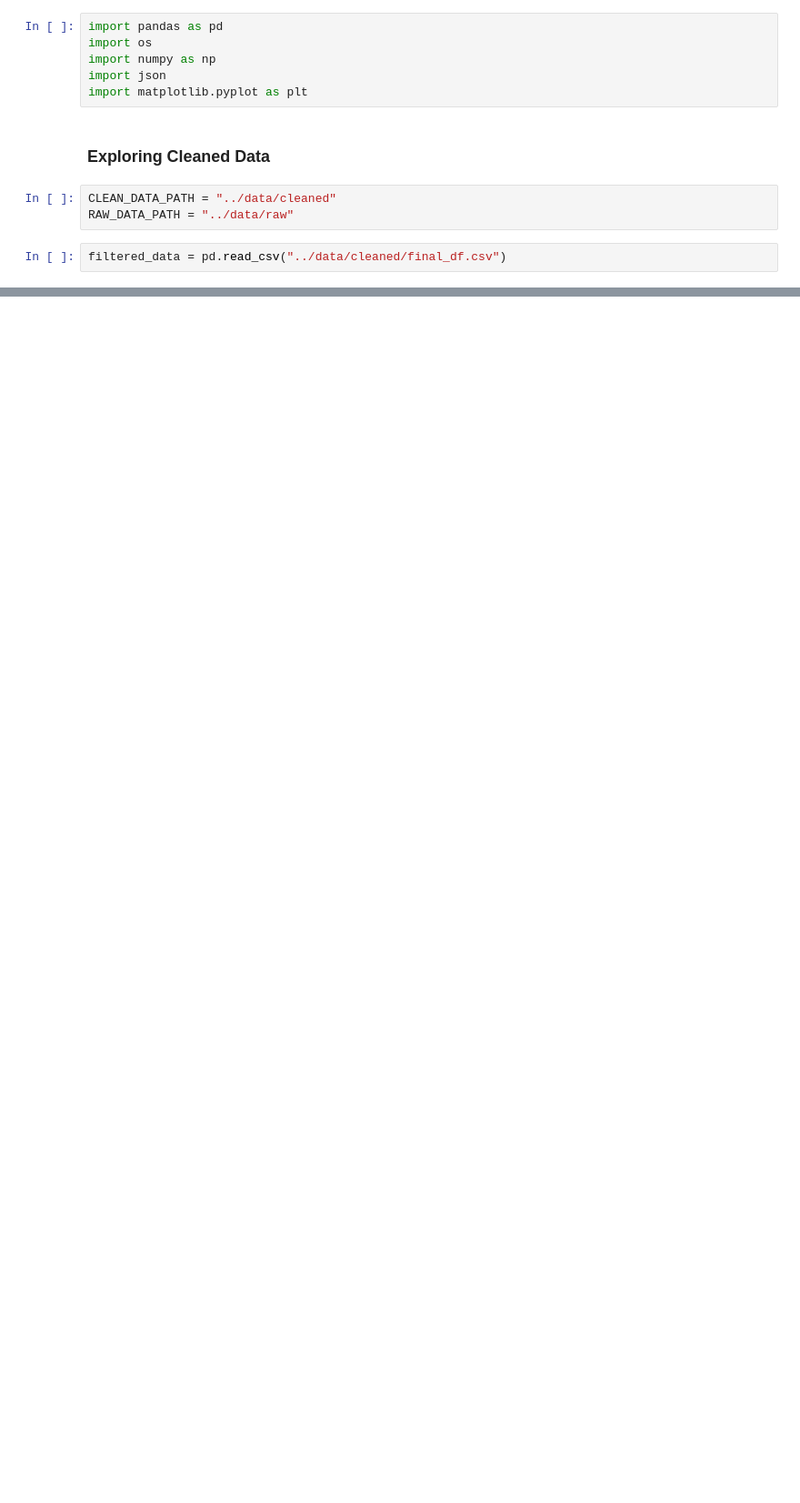
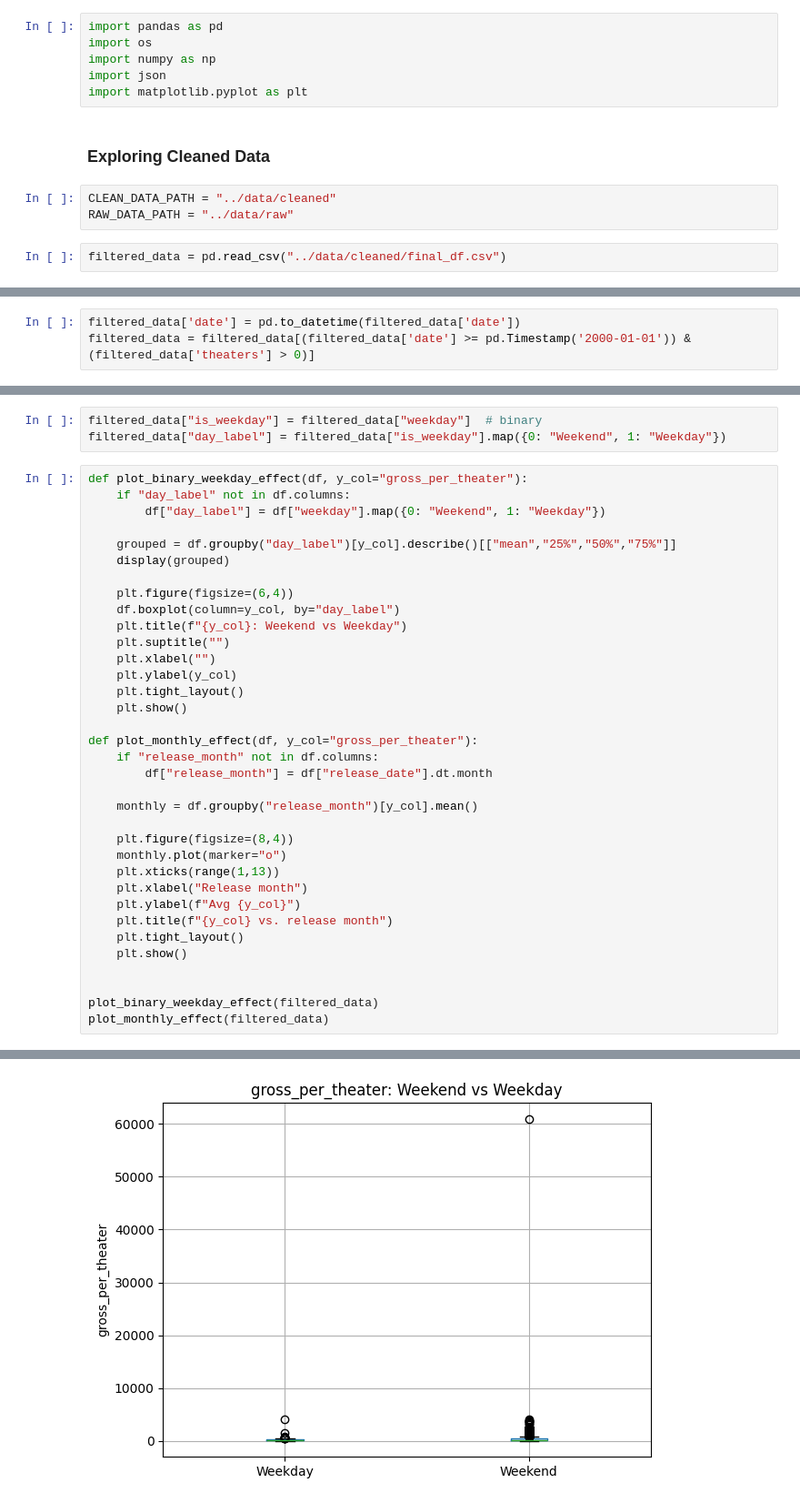
Before and after one commit to skrigel/cinema_by_the_numbers, a Jupyter notebook: preprocessing/data_exploration.ipynb, the cells around one changed output, grey strips where cells are left out. Shown: that part at 91% size. Cells and saved outputs as stored; diff of their text form; blank space fills up the shorter version.

```diff
--- a/preprocessing/data_exploration.ipynb
+++ b/preprocessing/data_exploration.ipynb
@@ -26,0 +16,4 @@ avg_popularity.plot(x='release_month', y='popularity')
+# %%
+filtered_data['date'] = pd.to_datetime(filtered_data['date'])
+filtered_data = filtered_data[(filtered_data['date'] >= pd.Timestamp('2000-01-01')) &
+(filtered_data['theaters'] > 0)]
@@ -26,0 +52,39 @@ avg_popularity.plot(x='release_month', y='popularity')
+# %%
+filtered_data["is_weekday"] = filtered_data["weekday"]  # binary
+filtered_data["day_label"] = filtered_data["is_weekday"].map({0: "Weekend", 1: "Weekday"})
+# %%
+def plot_binary_weekday_effect(df, y_col="gross_per_theater"):
+    if "day_label" not in df.columns:
+        df["day_label"] = df["weekday"].map({0: "Weekend", 1: "Weekday"})
+
+    grouped = df.groupby("day_label")[y_col].describe()[["mean","25%","50%","75%"]]
+    display(grouped)
+
+    plt.figure(figsize=(6,4))
+    df.boxplot(column=y_col, by="day_label")
+    plt.title(f"{y_col}: Weekend vs Weekday")
+    plt.suptitle("")
+    plt.xlabel("")
+    plt.ylabel(y_col)
+    plt.tight_layout()
+    plt.show()
+
+def plot_monthly_effect(df, y_col="gross_per_theater"):
+    if "release_month" not in df.columns:
+        df["release_month"] = df["release_date"].dt.month
+
+    monthly = df.groupby("release_month")[y_col].mean()
+
+    plt.figure(figsize=(8,4))
+    monthly.plot(marker="o")
+    plt.xticks(range(1,13))
+    plt.xlabel("Release month")
+    plt.ylabel(f"Avg {y_col}")
+    plt.title(f"{y_col} vs. release month")
+    plt.tight_layout()
+    plt.show()
+
+
+plot_binary_weekday_effect(filtered_data)
+plot_monthly_effect(filtered_data)
+# %% [output]
@@ -26,0 +96 @@ avg_popularity.plot(x='release_month', y='popularity')
+[figure, added]
```
Also changed, not shown: parts of 13 cells of this notebook, 3 other files.
